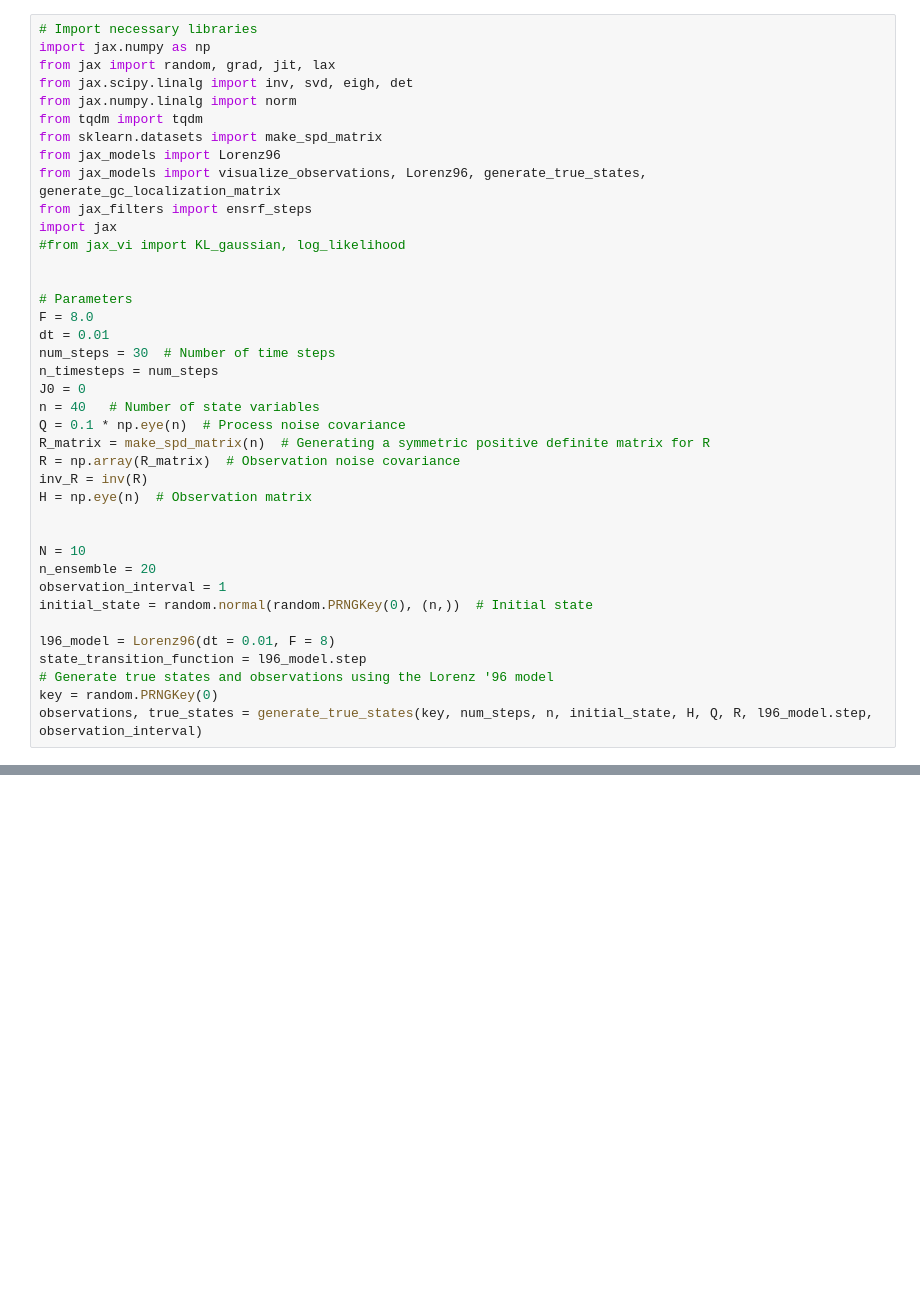
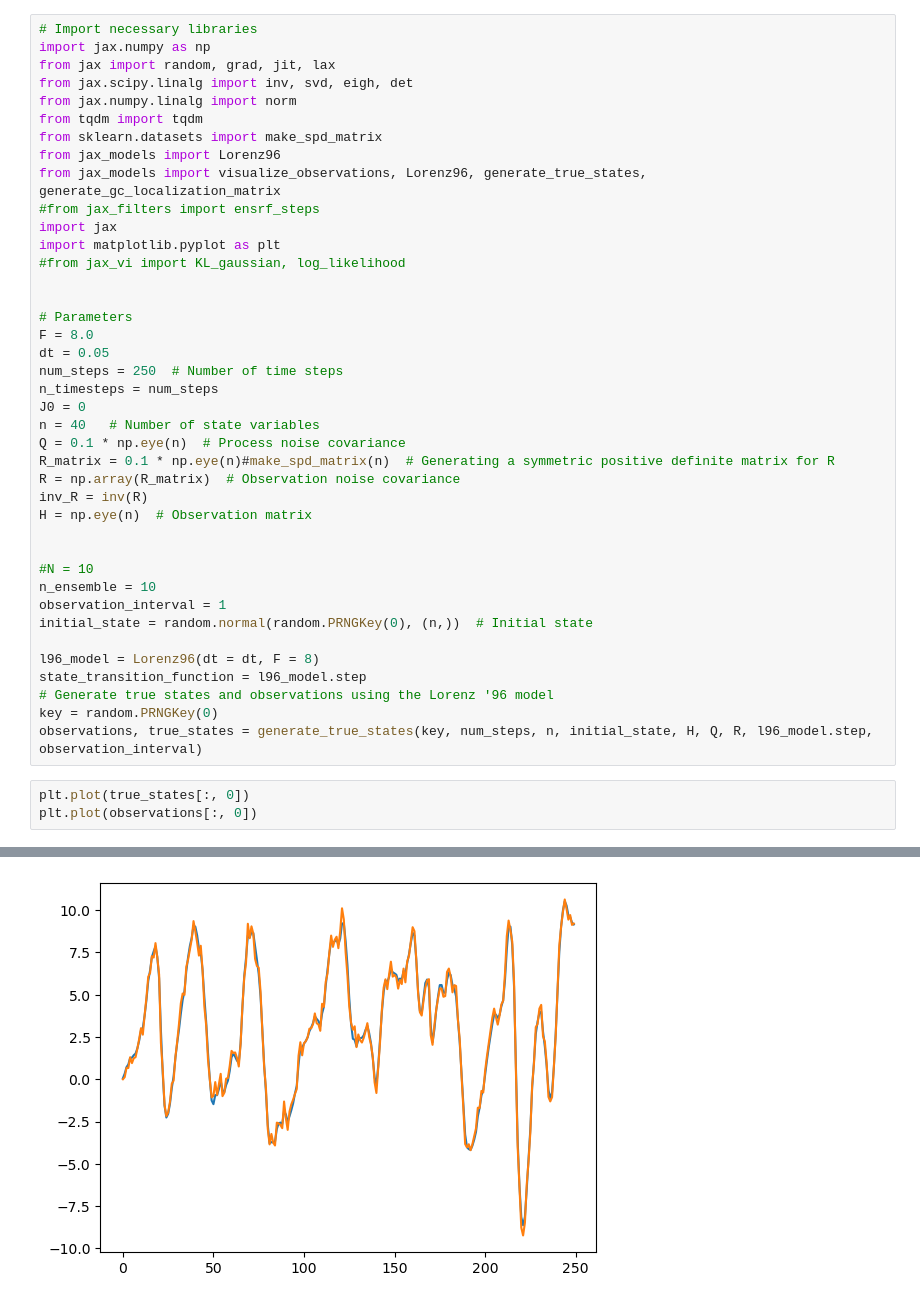
Before and after one commit to enochcluk/variational_filtering, a Jupyter notebook: learn_inflation.ipynb, the cells around one changed output, grey strips where cells are left out. Cells and saved outputs as stored; diff of their text form; blank space fills up the shorter version.

```diff
--- a/learn_inflation.ipynb
+++ b/learn_inflation.ipynb
@@ -8,32 +8,37 @@ from tqdm import tqdm
 from sklearn.datasets import make_spd_matrix
 from jax_models import Lorenz96
 from jax_models import visualize_observations, Lorenz96, generate_true_states, generate_gc_localization_matrix
-from jax_filters import ensrf_steps
+#from jax_filters import ensrf_steps
 import jax
+import matplotlib.pyplot as plt
 #from jax_vi import KL_gaussian, log_likelihood
 
 
 # Parameters
 F = 8.0
-dt = 0.01
-num_steps = 30  # Number of time steps
+dt = 0.05
+num_steps = 250  # Number of time steps
 n_timesteps = num_steps
 J0 = 0
 n = 40   # Number of state variables
 Q = 0.1 * np.eye(n)  # Process noise covariance
-R_matrix = make_spd_matrix(n)  # Generating a symmetric positive definite matrix for R
+R_matrix = 0.1 * np.eye(n)#make_spd_matrix(n)  # Generating a symmetric positive definite matrix for R
 R = np.array(R_matrix)  # Observation noise covariance
 inv_R = inv(R)
 H = np.eye(n)  # Observation matrix
 
 
-N = 10
-n_ensemble = 20
+#N = 10
+n_ensemble = 10
 observation_interval = 1
 initial_state = random.normal(random.PRNGKey(0), (n,))  # Initial state
 
-l96_model = Lorenz96(dt = 0.01, F = 8)
+l96_model = Lorenz96(dt = dt, F = 8)
 state_transition_function = l96_model.step
 # Generate true states and observations using the Lorenz '96 model
 key = random.PRNGKey(0)
 observations, true_states = generate_true_states(key, num_steps, n, initial_state, H, Q, R, l96_model.step, observation_interval)
+# %%
+plt.plot(true_states[:, 0])
+plt.plot(observations[:, 0])
+# %% [output]
@@ -40,2 +46,3 @@ observations, true_states = generate_true_states(key, num_steps, n, initial_stat
+[figure, added]
 # %%
 from jax.lax import scan
```
Also changed, not shown: parts of 10 cells of this notebook, 1 other file.
